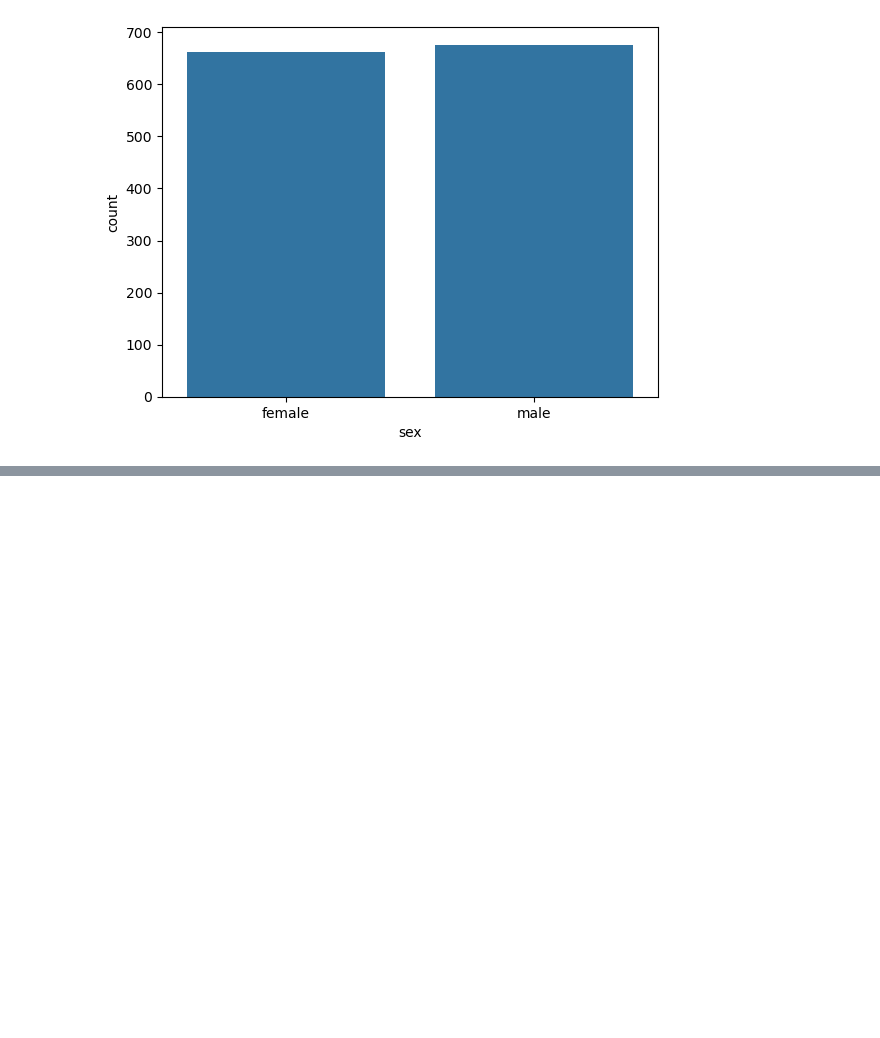
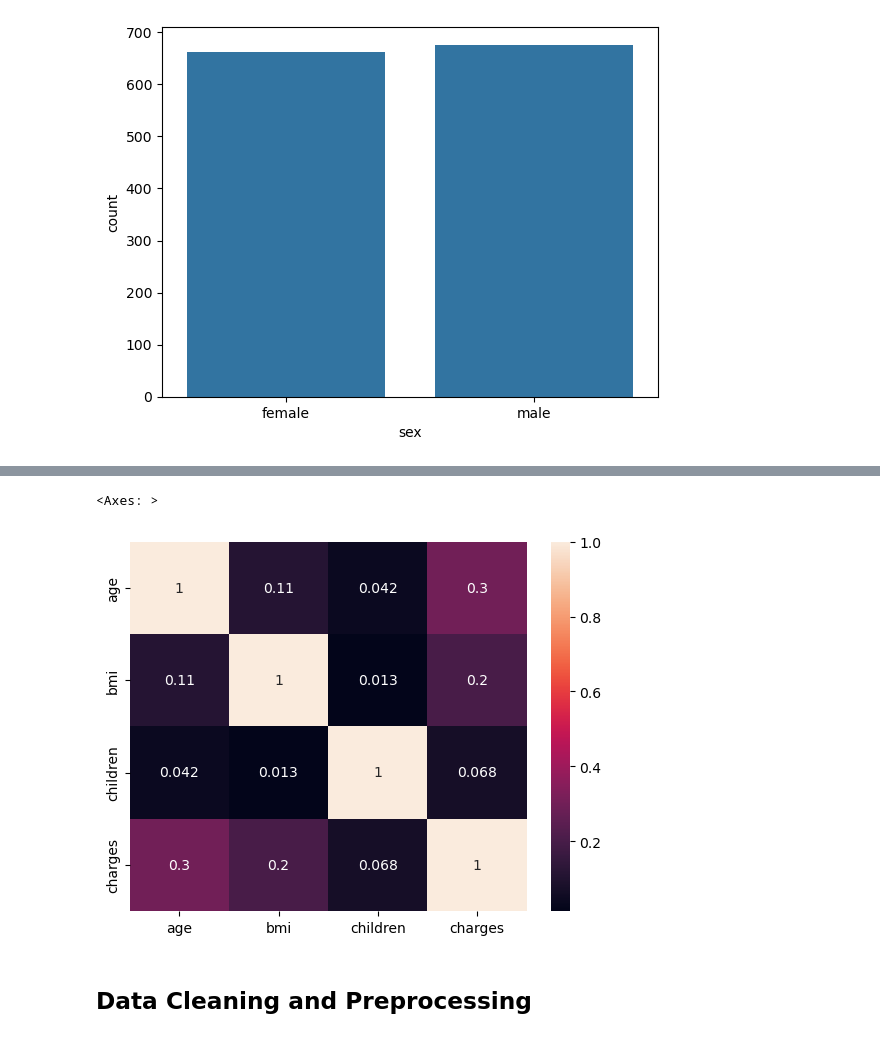
Before and after one commit to m-ahmad-amin/machine-learning-transition, a Jupyter notebook: Exploratory Data Analysis/insurance/eda.ipynb, the cells around one changed output, grey strips where cells are left out. Saved outputs shown, nothing was run; the diff lists cells and outputs as text; code cells hidden in the pictures; blank space fills up the shorter version.

```diff
--- a/Exploratory Data Analysis/insurance/eda.ipynb
+++ b/Exploratory Data Analysis/insurance/eda.ipynb
@@ -153,0 +167,7 @@ sns.countplot(data=df, x='sex')
+# %%
+sns.heatmap(df.corr(numeric_only=True), annot=True)
+# %% [output]
+<Axes: >
+[figure, added]
+# %% [markdown]
+## Data Cleaning and Preprocessing
```
Also changed, not shown: parts of 21 cells of this notebook, 2 other files.
